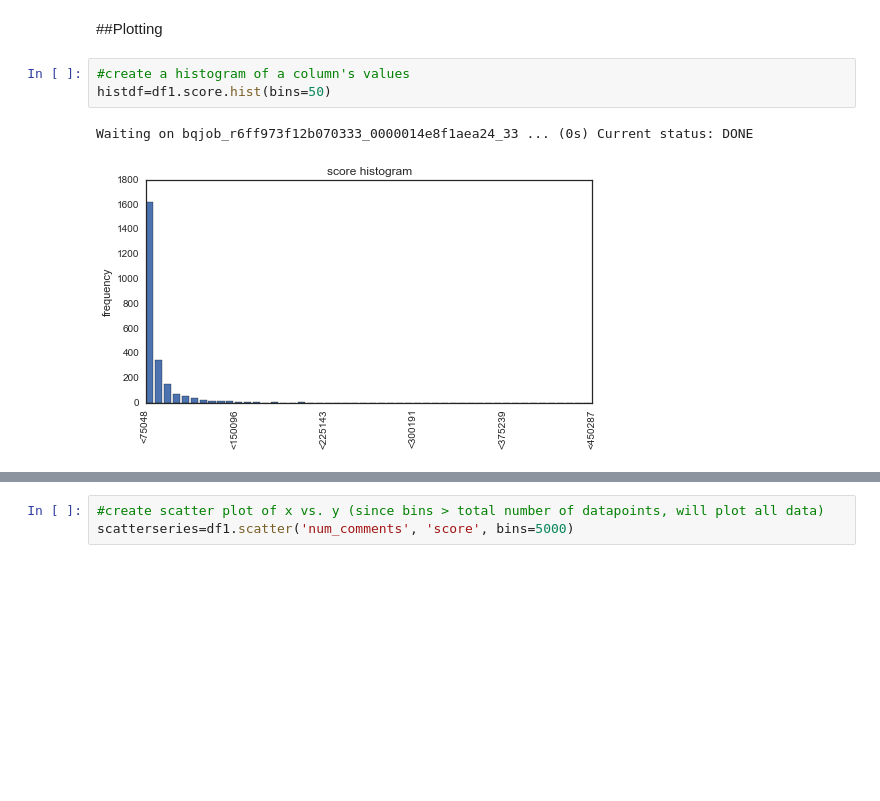
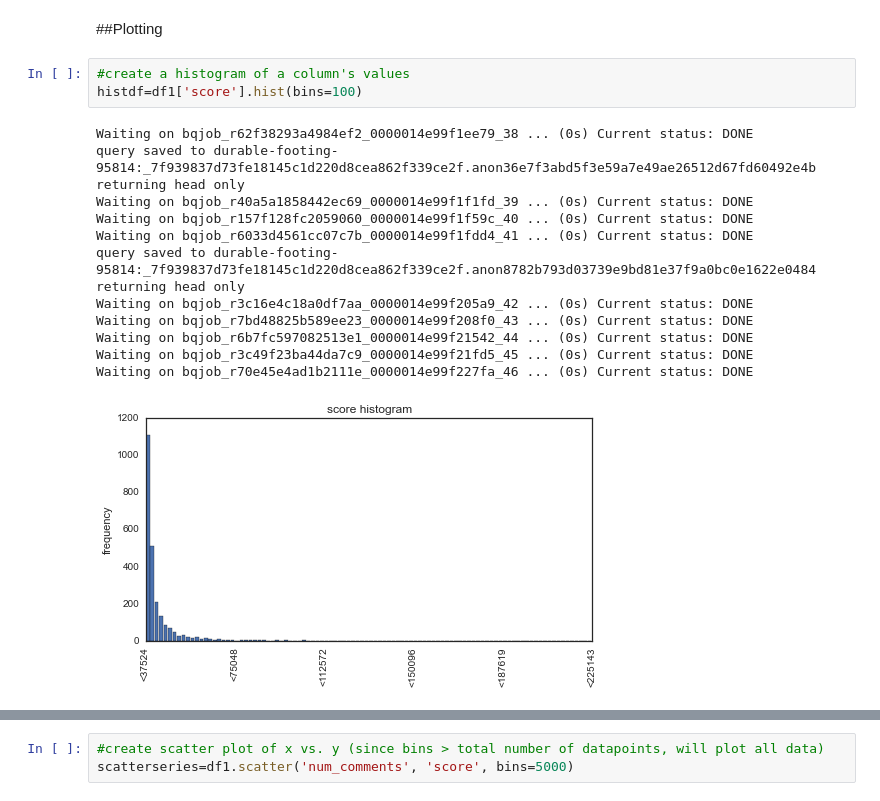
Before and after one commit to askerry/bqpy, a Jupyter notebook: bq_basic_template.ipynb, the cells around one changed output, grey strips where cells are left out. Saved outputs shown, nothing was run; the diff lists cells and outputs as text; blank space fills up the shorter version.

```diff
--- a/bq_basic_template.ipynb
+++ b/bq_basic_template.ipynb
@@ -233,10 +270,22 @@ tdf.columns
 ##Plotting
 # %%
 #create a histogram of a column's values
-histdf=df1.score.hist(bins=50)
+histdf=df1['score'].hist(bins=100)
 # %% [output]
-Waiting on bqjob_r6ff973f12b070333_0000014e8f1aea24_33 ... (0s) Current status: DONE
+Waiting on bqjob_r62f38293a4984ef2_0000014e99f1ee79_38 ... (0s) Current status: DONE
+query saved to durable-footing-95814:_7f939837d73fe18145c1d220d8cea862f339ce2f.anon36e7f3abd5f3e59a7e49ae26512d67fd60492e4b
+returning head only
+Waiting on bqjob_r40a5a1858442ec69_0000014e99f1f1fd_39 ... (0s) Current status: DONE
+Waiting on bqjob_r157f128fc2059060_0000014e99f1f59c_40 ... (0s) Current status: DONE
+Waiting on bqjob_r6033d4561cc07c7b_0000014e99f1fdd4_41 ... (0s) Current status: DONE
+query saved to durable-footing-95814:_7f939837d73fe18145c1d220d8cea862f339ce2f.anon8782b793d03739e9bd81e37f9a0bc0e1622e0484
+returning head only
+Waiting on bqjob_r3c16e4c18a0df7aa_0000014e99f205a9_42 ... (0s) Current status: DONE
+Waiting on bqjob_r7bd48825b589ee23_0000014e99f208f0_43 ... (0s) Current status: DONE
+Waiting on bqjob_r6b7fc597082513e1_0000014e99f21542_44 ... (0s) Current status: DONE
+Waiting on bqjob_r3c49f23ba44da7c9_0000014e99f21fd5_45 ... (0s) Current status: DONE
+Waiting on bqjob_r70e45e4ad1b2111e_0000014e99f227fa_46 ... (0s) Current status: DONE
-[figure, old version]
+[figure, new version]
 # %%
 #create a simple plot (mean +/- 1 SEM) of value_col, broken down by grouping_col
 value_col='score'
```
Also changed, not shown: parts of 23 cells of this notebook, 4 other files.
